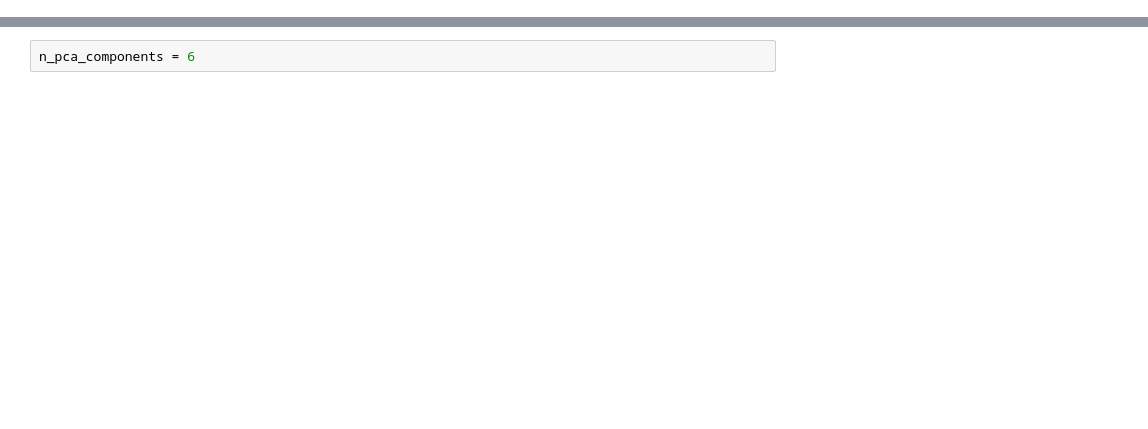
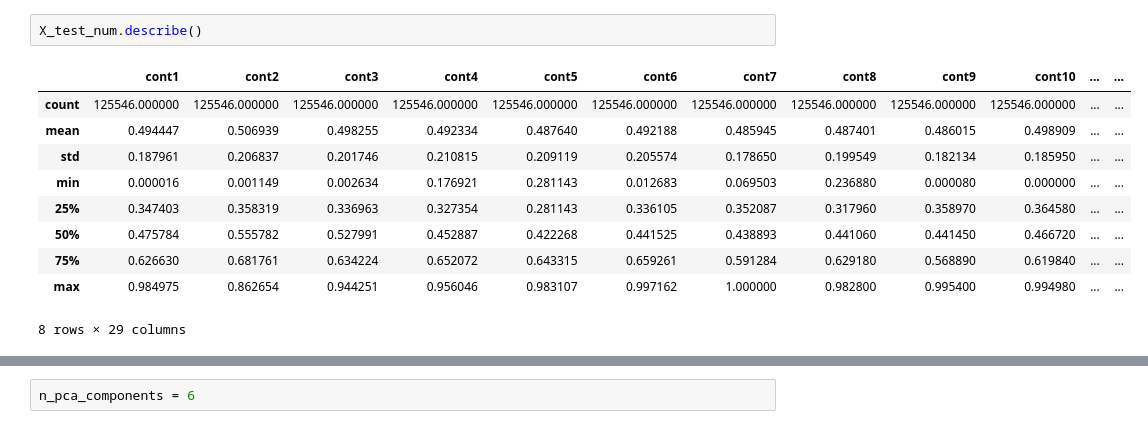
Before and after one commit to guidj/xlab, a Jupyter notebook: lab/kaggle/allstate/insurance-claim-severeness.ipynb, the cells around one changed output, grey strips where cells are left out. Cells and saved outputs as stored; diff of their text form; blank space fills up the shorter version.

```diff
--- a/lab/kaggle/allstate/insurance-claim-severeness.ipynb
+++ b/lab/kaggle/allstate/insurance-claim-severeness.ipynb
@@ -134,0 +114,13 @@ df.num.test.describe()
+# %%
+X_test_num.describe()
+# %% [output]
+|  | cont1 | cont2 | cont3 | cont4 | cont5 | cont6 | cont7 | cont8 | cont9 | cont10 | ... | ... |
+| count | 125546.000000 | 125546.000000 | 125546.000000 | 125546.000000 | 125546.000000 | 125546.000000 | 125546.000000 | 125546.000000 | 125546.000000 | 125546.000000 | ... | ... |
+| mean | 0.494447 | 0.506939 | 0.498255 | 0.492334 | 0.487640 | 0.492188 | 0.485945 | 0.487401 | 0.486015 | 0.498909 | ... | ... |
+| std | 0.187961 | 0.206837 | 0.201746 | 0.210815 | 0.209119 | 0.205574 | 0.178650 | 0.199549 | 0.182134 | 0.185950 | ... | ... |
+| min | 0.000016 | 0.001149 | 0.002634 | 0.176921 | 0.281143 | 0.012683 | 0.069503 | 0.236880 | 0.000080 | 0.000000 | ... | ... |
+| 25% | 0.347403 | 0.358319 | 0.336963 | 0.327354 | 0.281143 | 0.336105 | 0.352087 | 0.317960 | 0.358970 | 0.364580 | ... | ... |
+| 50% | 0.475784 | 0.555782 | 0.527991 | 0.452887 | 0.422268 | 0.441525 | 0.438893 | 0.441060 | 0.441450 | 0.466720 | ... | ... |
+| 75% | 0.626630 | 0.681761 | 0.634224 | 0.652072 | 0.643315 | 0.659261 | 0.591284 | 0.629180 | 0.568890 | 0.619840 | ... | ... |
+| max | 0.984975 | 0.862654 | 0.944251 | 0.956046 | 0.983107 | 0.997162 | 1.000000 | 0.982800 | 0.995400 | 0.994980 | ... | ... |
+8 rows × 29 columns
```
Also changed, not shown: parts of 40 cells of this notebook.
